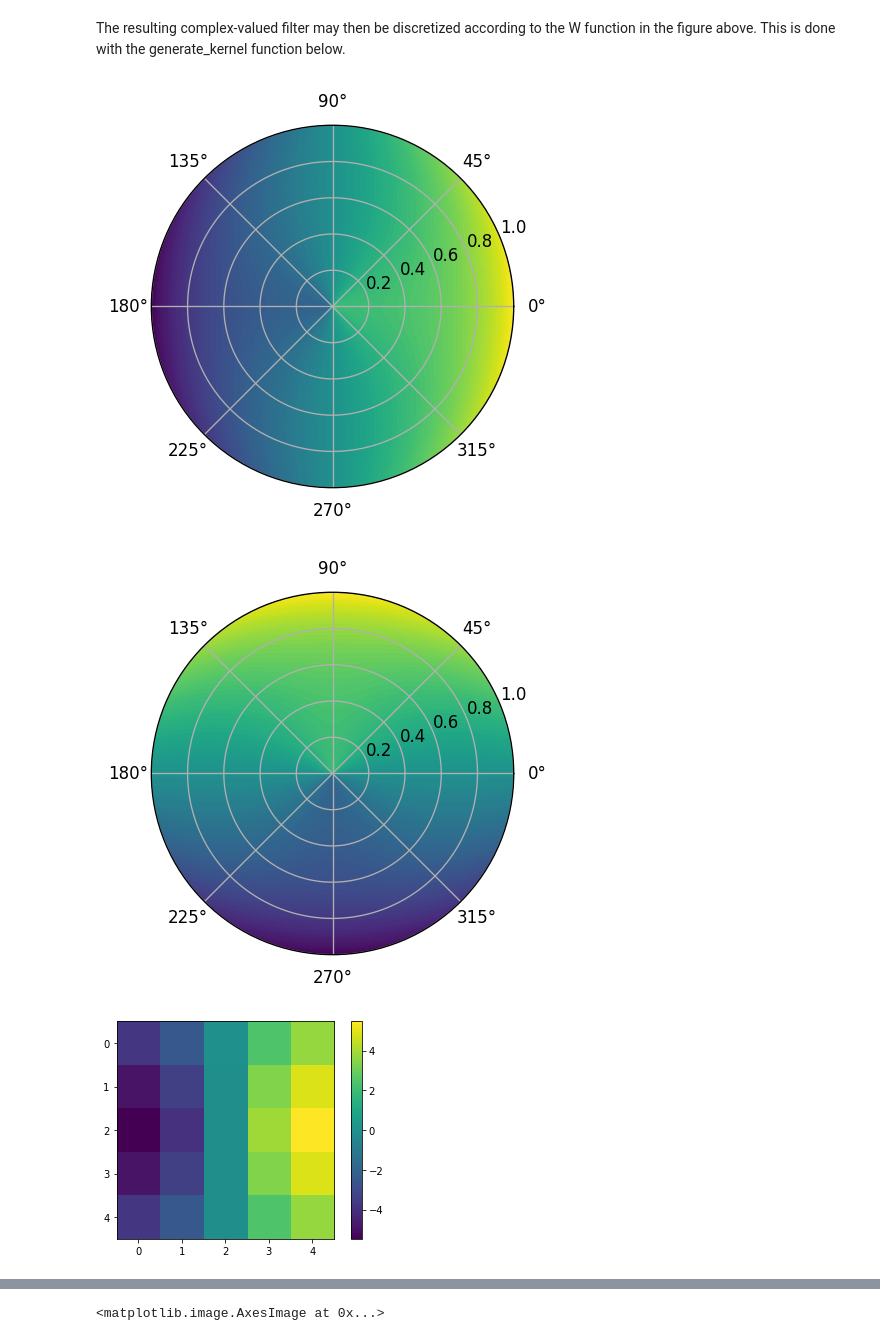
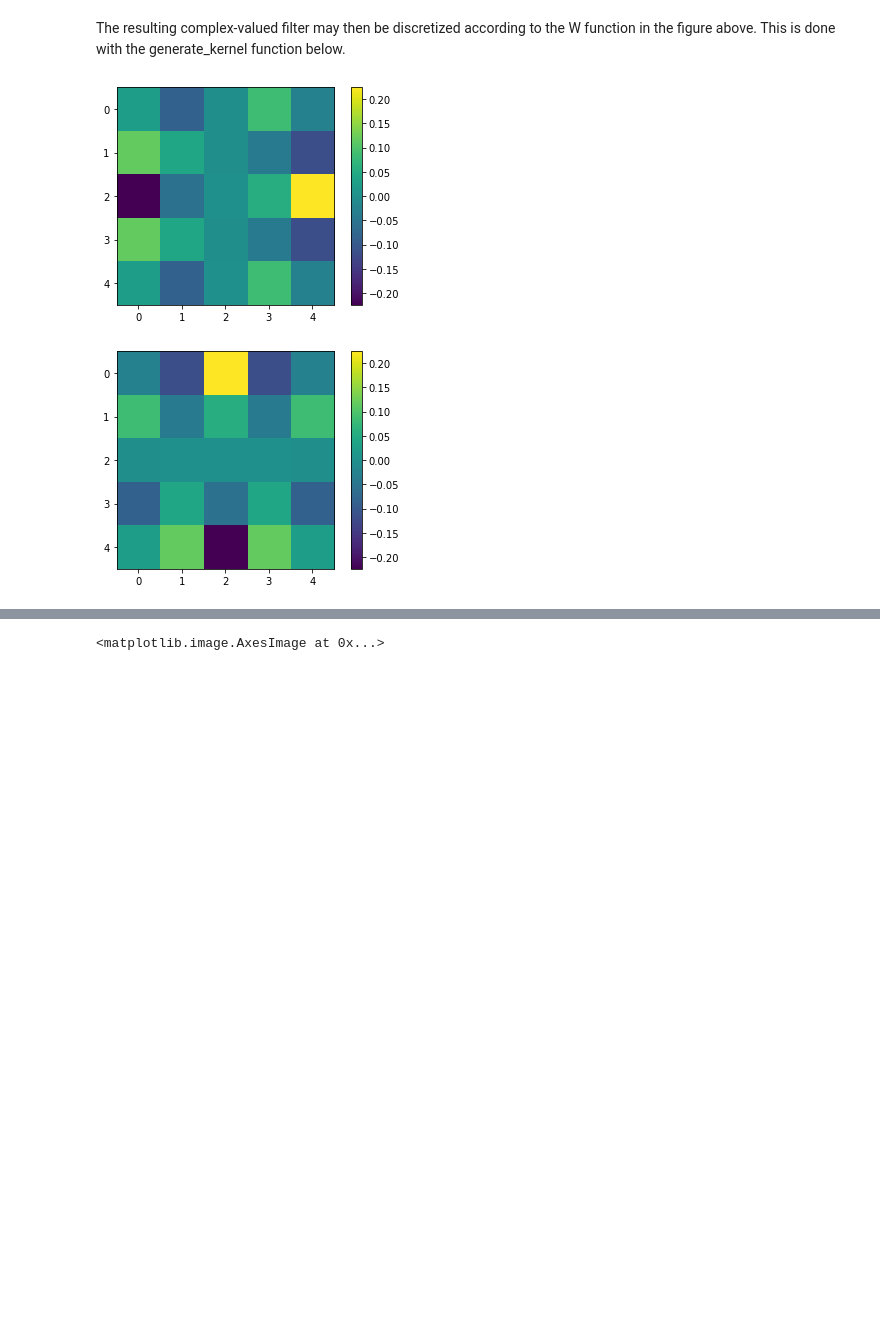
Before and after one commit to UMT-CSCI-591-Deep-Learning-2022/HNET_exercises, a Jupyter notebook: HNET.ipynb, the cells around one changed output, grey strips where cells are left out. Saved outputs shown, nothing was run; the diff lists cells and outputs as text; code cells hidden in the pictures; blank space fills up the shorter version.

```diff
--- a/HNET.ipynb
+++ b/HNET.ipynb
@@ -11,7 +11,7 @@ import random
 To begin, we're going to perform an edge detection task with good old fashioned convolution. In the following code, we'll generate four versions of the same rotated image, convolve the kernel each image to produce four feature maps, and assessing how the kernel response changes with rotation.
 # %%
 # Feel free to use any image you like.
-img = io.imread("gibbon.png")
+img = io.imread("tern.png")
 img_gray = color.rgb2gray(img)
 
 rotated_imgs = [np.rot90(img_gray, i) for i in range(4)]
@@ -147,7 +179,7 @@ def generate_polar_filters(n_rings, n_angles, radial_profile, order):
 
   return tuple(polar_filters)
 
-polar_filter = generate_polar_filters(5, 12, edge_rp, 1)
+polar_filter = generate_polar_filters(5, 12, edge_rp, 5)
 # %% [markdown]
 The resulting complex-valued filter may then be discretized according to the W function in the figure above. This is done with the generate_kernel function below.
 # %%
@@ -169,34 +201,42 @@ def generate_kernel(kernel_size, polar_filter):
       pixel_radius = (pixel_x**2 + pixel_y**2)**0.5
       pixel_angle = np.angle(complex(pixel_x, pixel_y))
 
       pixel_values = [0,0]
 
       for i,filter_part in enumerate(polar_filter):
         for angle,radii in enumerate(filter_part):
           polar_angle = angle*angle_iter
 
           for radius_index, polar_value in enumerate(radii):
             polar_radius = (radius_index + 1) * radius_iter
 
             distance = polar_coord_distance(pixel_radius, pixel_angle, polar_radius, polar_angle)
             g_term = np.e**(-distance / (2*(1.5**2)))
 
             pixel_values[i] += g_term * polar_value
 
         complex_kernel[i][row,column] = pixel_values[i]
 
   return tuple(complex_kernel)
 
+
+# NOTE:
+# Varying the kernel size varies how many pixels these filters are distributed across.
+# With increasing kernel size the filters are distributed across more pixels and edges are thus detected
+# across more pixels of the input image. This will make the output result of the convolution appear more blurry
+# because more pixels are activating when an edge is found. With smaller kernel size, the image resulting
+# from convolution appears to have higher definition because we are specifically targeting the pixels right around the edge.
+# Also interesting to note that when the kernel size was even, it now appears to detect surfaces as well and not just edges.
+
 discretized_kernel = generate_kernel(5, polar_filter)
 
-visualize_polar_filter(lambda r: np.e**(r**2), 1, 0)
+# visualize_polar_filter(lambda r: np.e**(r**2), 1, 0)
 
 for k in discretized_kernel:
   fig, ax = plt.subplots()
   shw = ax.imshow(k)
   bar = plt.colorbar(shw)
   plt.show()
 # %% [output]
-[figure, old version]
+[figure, new version]
-[figure, old version]
+[figure, new version]
-[figure, removed]
```
Also changed, not shown: parts of 16 cells of this notebook, 1 other file.
